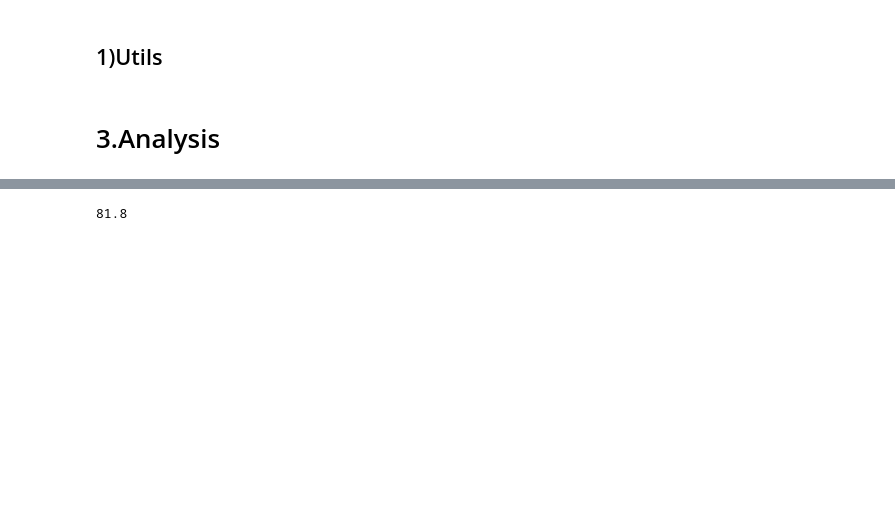
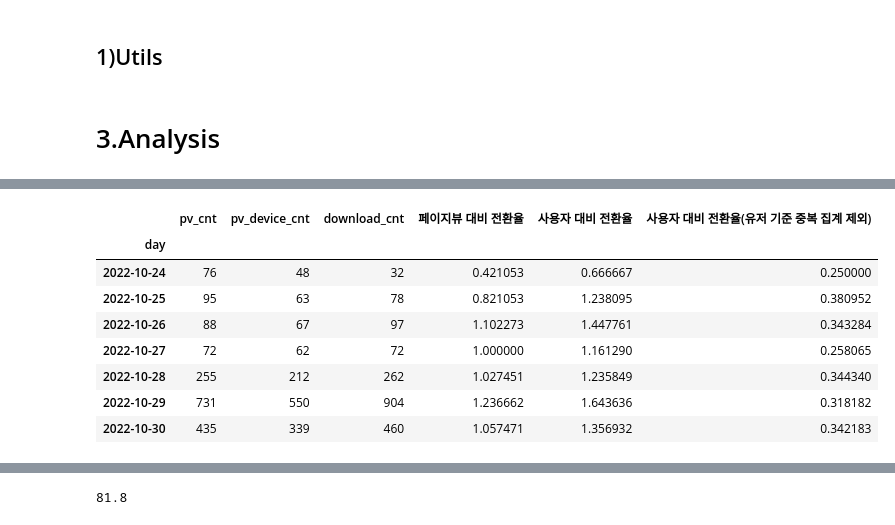
Before and after one commit to tand-datateam-th/kto_prj_git, a Jupyter notebook: [KTO]_Wallpaper_analysis_v1_2211.ipynb, the cells around one changed output, grey strips where cells are left out. Drawn from its saved outputs; the diff is of its cells as text; code cells hidden in the pictures; blank space fills up the shorter version.

```diff
--- a/[KTO]_Wallpaper_analysis_v1_2211.ipynb
+++ b/[KTO]_Wallpaper_analysis_v1_2211.ipynb
@@ -240,3 +244,15 @@ _df_output_mean
+# %%
+_df_output_1_2
+# %% [output]
+|  | pv_cnt | pv_device_cnt | download_cnt | 페이지뷰 대비 전환율 | 사용자 대비 전환율 | 사용자 대비 전환율(유저 기준 중복 집계 제외) |
+| day |  |  |  |  |  |  |
+| 2022-10-24 | 76 | 48 | 32 | 0.421053 | 0.666667 | 0.250000 |
+| 2022-10-25 | 95 | 63 | 78 | 0.821053 | 1.238095 | 0.380952 |
+| 2022-10-26 | 88 | 67 | 97 | 1.102273 | 1.447761 | 0.343284 |
+| 2022-10-27 | 72 | 62 | 72 | 1.000000 | 1.161290 | 0.258065 |
+| 2022-10-28 | 255 | 212 | 262 | 1.027451 | 1.235849 | 0.344340 |
+| 2022-10-29 | 731 | 550 | 904 | 1.236662 | 1.643636 | 0.318182 |
+| 2022-10-30 | 435 | 339 | 460 | 1.057471 | 1.356932 | 0.342183 |
 # %%
 #########################################
 # 1. 주차별/일별 KPI
```
Also changed, not shown: parts of 9 cells of this notebook, 5 other files.
